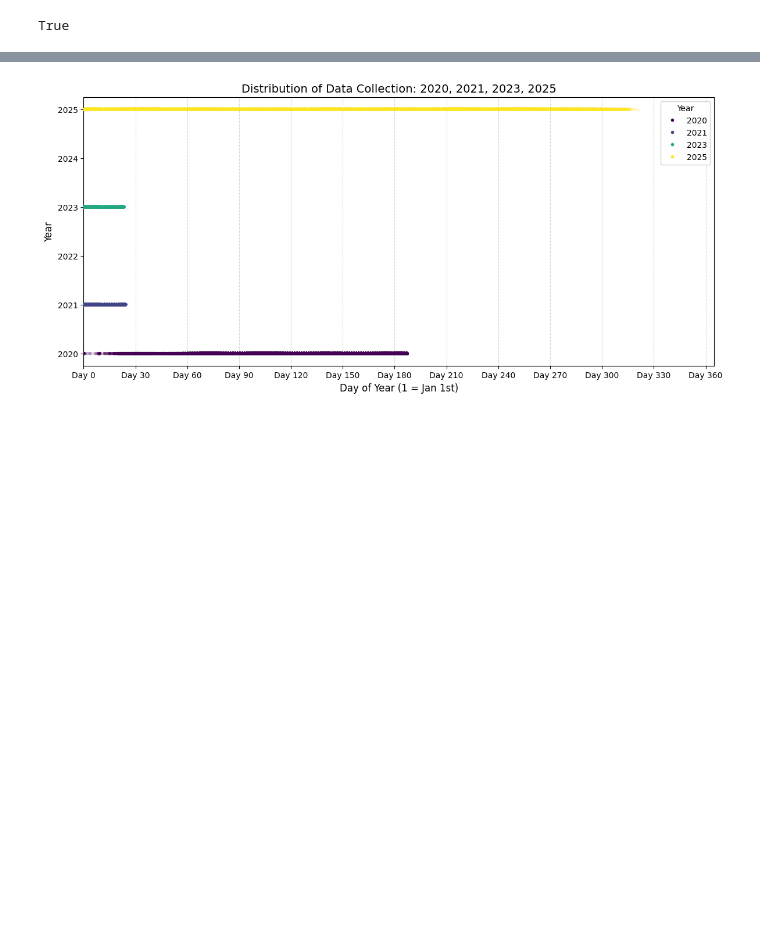
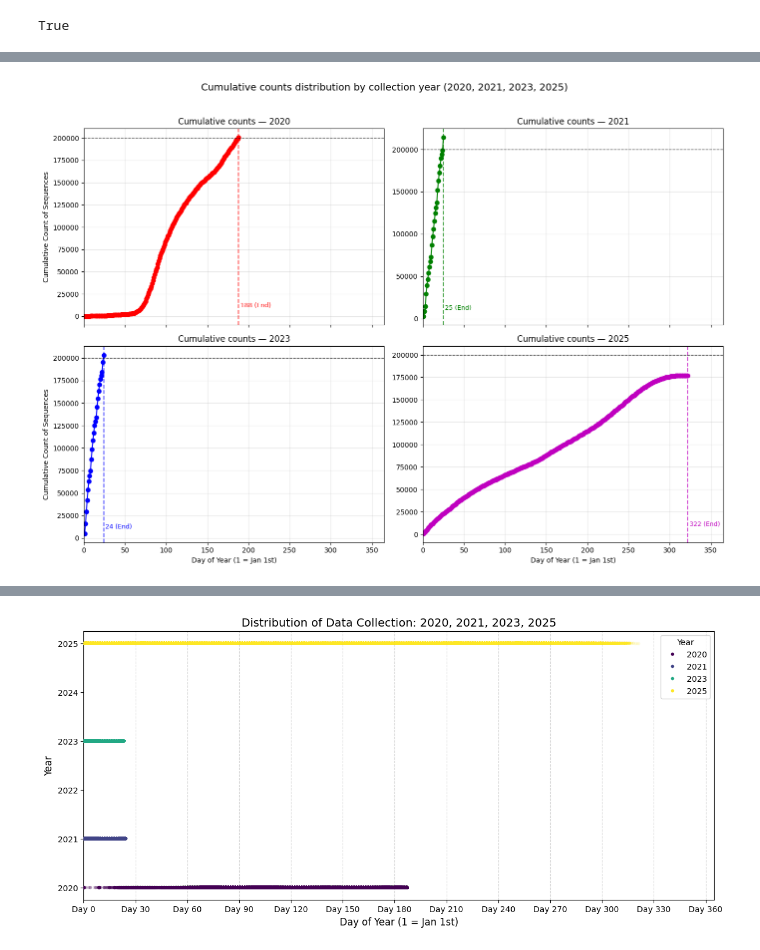
Before and after one commit to ASudu/EpiCoV_Summer25, a Jupyter notebook: src/compare_years.ipynb, the cells around one changed output, grey strips where cells are left out. Saved outputs shown, nothing was run; the diff lists cells and outputs as text; code cells hidden in the pictures; blank space fills up the shorter version.

```diff
--- a/src/compare_years.ipynb
+++ b/src/compare_years.ipynb
@@ -30,6 +111,5 @@ True
 # %%
-cols = ["Accession ID", "Collection date", "Submission date"]
-df = pd.concat([df20, df21, df23, df25], axis=0)
-df.info()
+coll_df = pd.concat([coll_20, coll_21, coll_23, coll_25], axis=0)
+coll_df.info()
 # %% [output]
 <class 'pandas.core.frame.DataFrame'>
@@ -81,3 +160,37 @@ memory usage: 127.4+ MB
+# %%
+# 3. Plotting — one subplot per year
+fig, axes = plt.subplots(2, 2, figsize=(14, 10), sharex=True)
+axes = axes.ravel()
+
+datasets = [
+    (coll_20, "2020", "r"),
+    (coll_21, "2021", "g"),
+    (coll_23, "2023", "b"),
+    (coll_25, "2025", "m"),
+]
+
+for ax, (df, year, color) in zip(axes, datasets):
+    ax.plot(df["collection_doy"], df["cumm_count"], color=color, marker="o", label=year)
+    ax.axvline(df["collection_doy"].max(), color=color, alpha=0.7, linewidth=1.5, linestyle="--")
+    ax.axhline(2e5, color="black", linewidth=1, linestyle="--", alpha=0.6)
+    ax.set_title(f"Cumulative counts — {year}")
+    ax.set_xlim(0, 365)
+    ax.grid(True, alpha=0.3)
+    xpos = df["collection_doy"].max() + 2
+    ypos = max(df["cumm_count"].max() * 0.05, 1)
+    ax.text(xpos, ypos, f"{df['collection_doy'].max()} (End)", color=color, fontsize=9)
+
+# Axis labels
+for a in axes[[2, 3]]:
+    a.set_xlabel("Day of Year (1 = Jan 1st)")
+for a in axes[[0, 2]]:
+    a.set_ylabel("Cumulative Count of Sequences")
+
+fig.suptitle("Cumulative counts distribution by collection year (2020, 2021, 2023, 2025)", fontsize=14)
+plt.tight_layout(rect=[0, 0, 1, 0.96])
+plt.show()
+# %% [output]
+[figure, added]
 # %%
 # 3. Plotting
 plt.figure(figsize=(10, 6))
```
Also changed, not shown: parts of 25 cells of this notebook, 15 other files.
